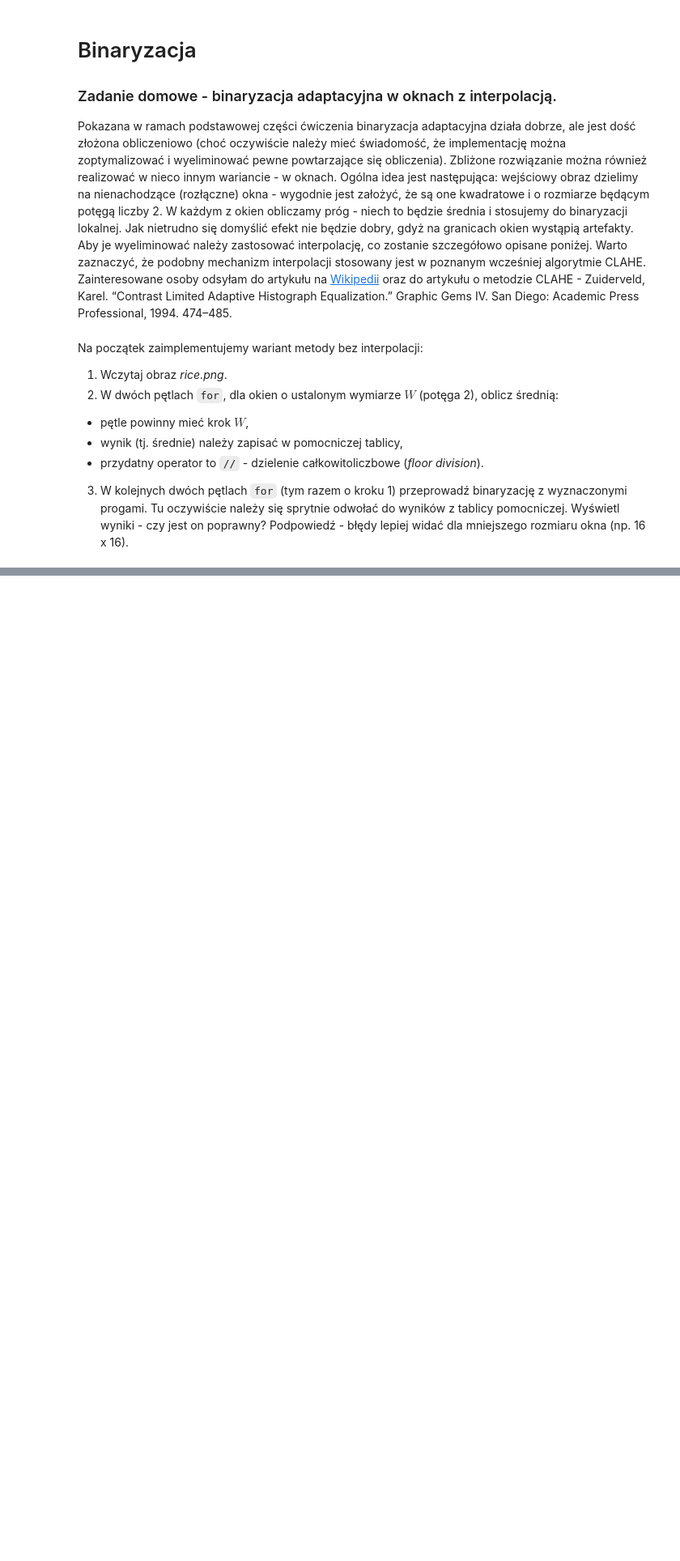
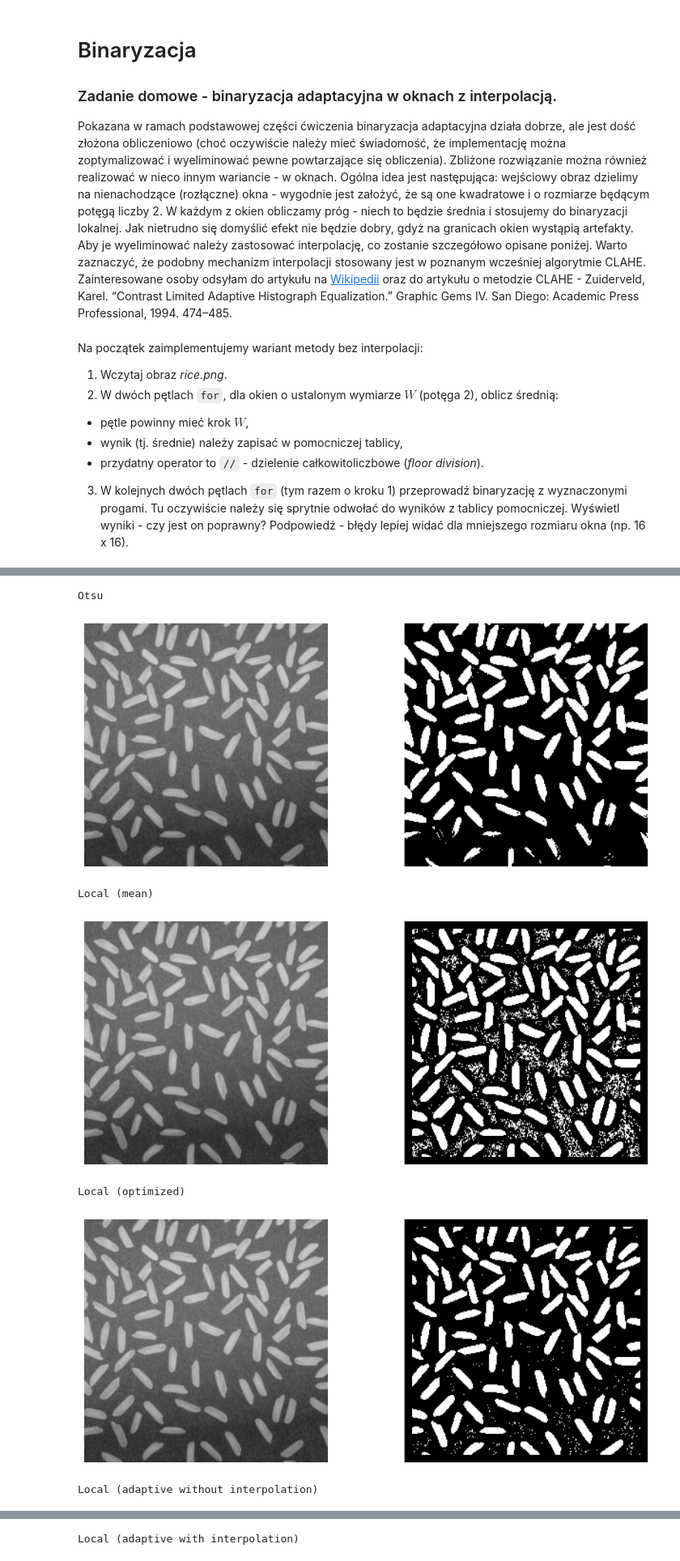
Before and after one commit to Szaroslav/introduction-to-digital-image-processing-agh-cs-course, a Jupyter notebook: lab4/lab4-home-assignment.ipynb, the cells around one changed output, grey strips where cells are left out. Shown at 81% size. Saved outputs shown, nothing was run; the diff lists cells and outputs as text; code cells hidden in the pictures; blank space fills up the shorter version.

```diff
--- a/lab4/lab4-home-assignment.ipynb
+++ b/lab4/lab4-home-assignment.ipynb
@@ -92,0 +249,15 @@ Proszę pod porównaniem, w osobnej sekcji *markdown*, krótko skomentować uzys
+# %%
+threshold, _ = calculate_threshold_otsu(image)
+show_binarization_output(image, (image > threshold).astype(np.uint8), "Otsu")
+show_binarization_output(image, binarize_local(image), "Local (mean)")
+show_binarization_output(image, binarize_local_optimized(image), "Local (optimized)")
+show_binarization_output(image, binarize_local_adaptive(image), "Local (adaptive without interpolation)")
+show_binarization_output(image, binarize_local_adaptive_inter(image, 32), "Local (adaptive with interpolation)")
+# %% [output]
+Otsu
+[figure, added]
+Local (mean)
+[figure, added]
+Local (optimized)
+[figure, added]
+Local (adaptive without interpolation)
@@ -92,0 +265 @@ Proszę pod porównaniem, w osobnej sekcji *markdown*, krótko skomentować uzys
+Local (adaptive with interpolation)
```
Also changed, not shown: parts of 6 cells of this notebook.
